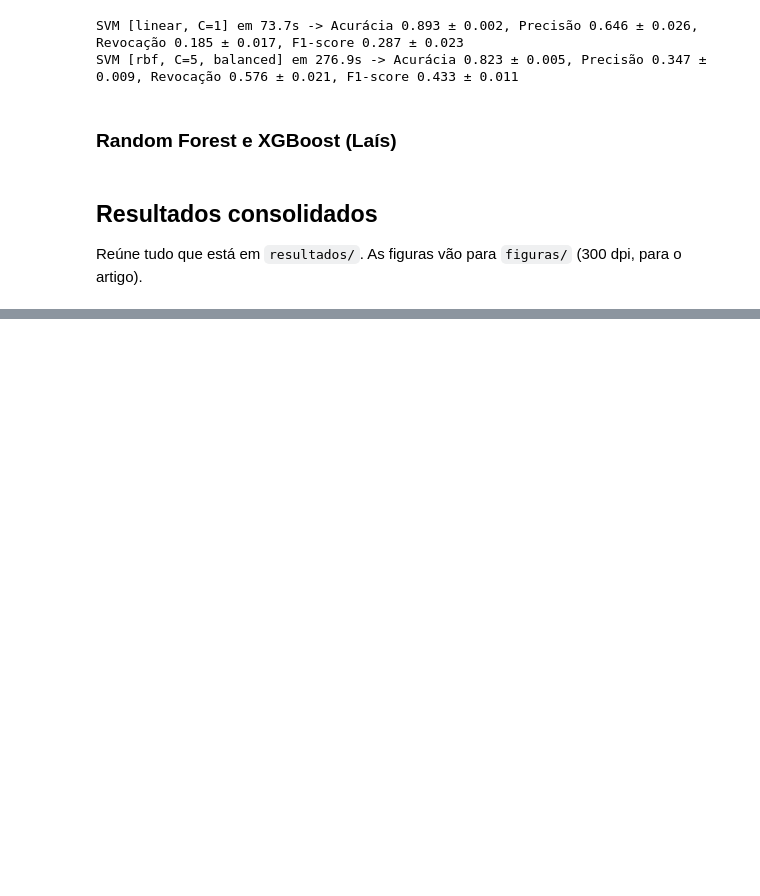
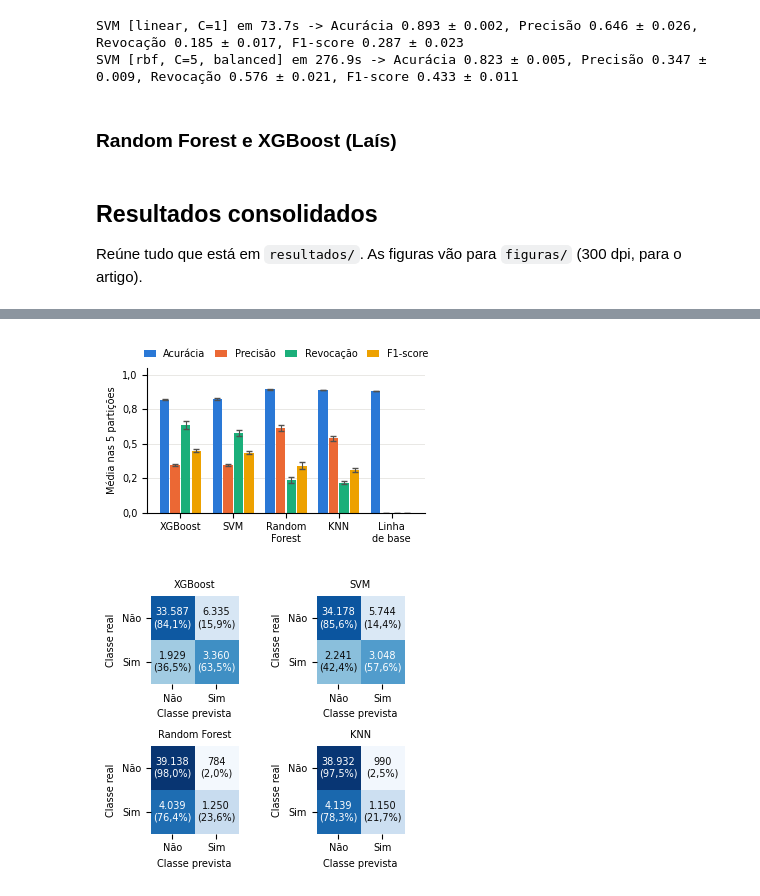
Before and after one commit to rodrigolyrio/bank-marketing-classifiers, a Jupyter notebook: bank_marketing.ipynb, the cells around one changed output, grey strips where cells are left out. Cells and saved outputs as stored; diff of their text form; code cells hidden in the pictures; blank space fills up the shorter version.

```diff
--- a/bank_marketing.ipynb
+++ b/bank_marketing.ipynb
@@ -445,0 +469,7 @@ Ainda não há resultados de modelos em resultados/.
+# %%
+with plt.rc_context({"font.size": 7}):
+    plotar_comparacao("comparacao_modelos_artigo.png", figsize=(3.5, 2.2), rotulos=False)
+    plotar_matrizes_melhores("matrizes_confusao_artigo.png", tamanho_painel=(1.75, 1.55), titulos_curtos=True)
+# %% [output]
+[figure, added]
+[figure, added]
```
Also changed, not shown: parts of 6 cells of this notebook, 4 other files.
